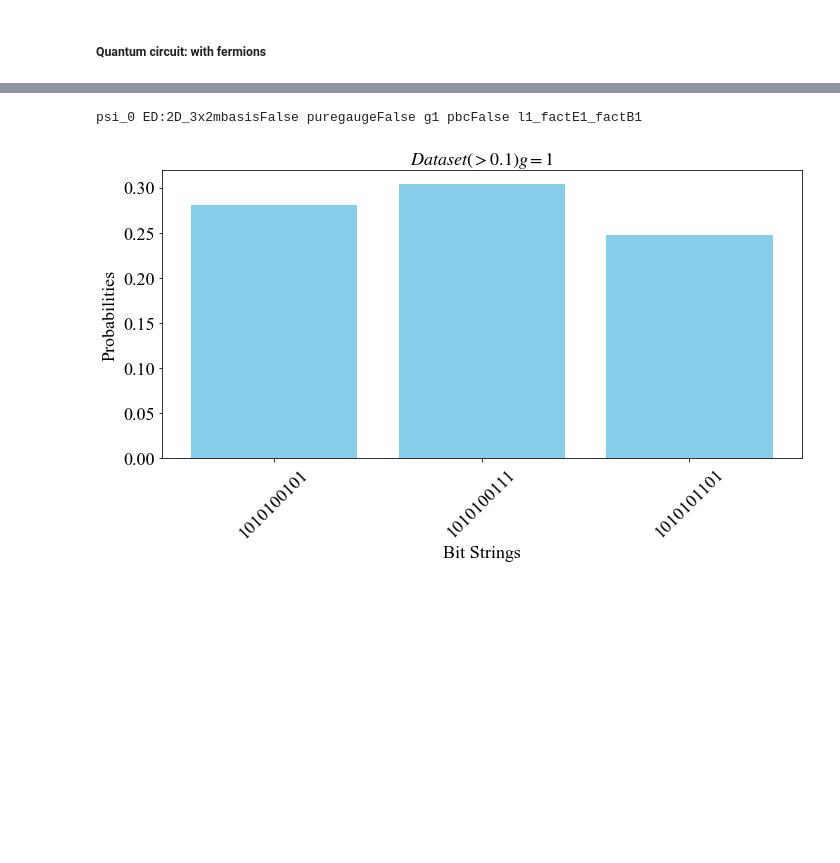
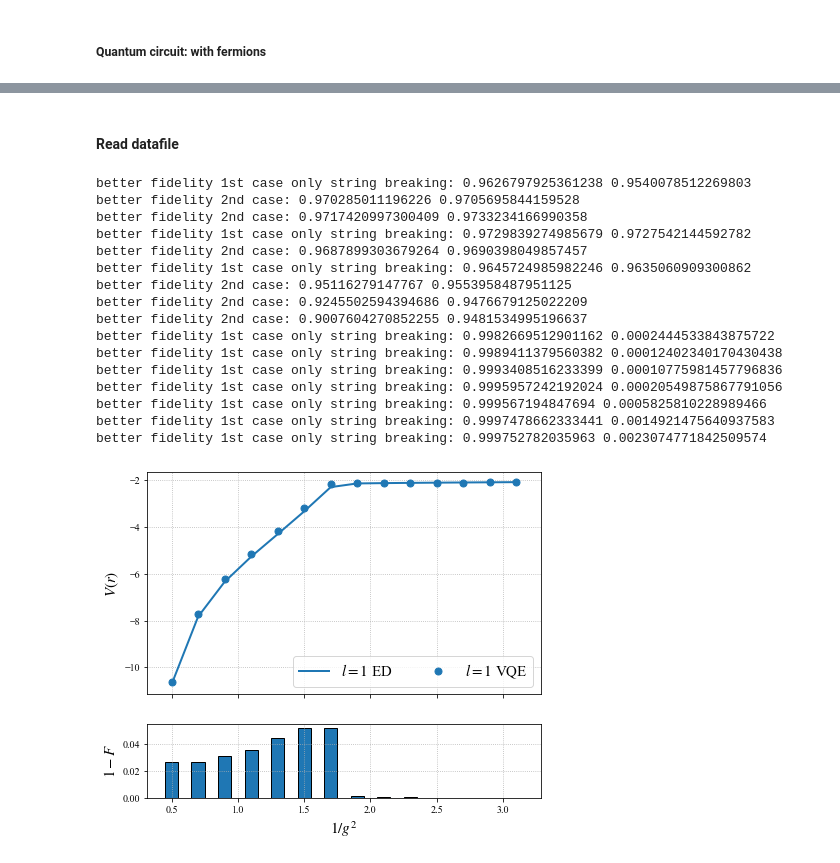
Before and after one commit to ariannacrippa/QC_lattice_H, a Jupyter notebook: notebooks/Quantinuum/static_potential_fermions.ipynb, the cells around one changed output, grey strips where cells are left out. Drawn from its saved outputs; the diff is of its cells as text; code cells hidden in the pictures; blank space fills up the shorter version.

```diff
--- a/notebooks/Quantinuum/static_potential_fermions.ipynb
+++ b/notebooks/Quantinuum/static_potential_fermions.ipynb
@@ -296,17 +303,2 @@ total charge <GS|Q|GS>: 0.0
-# %%
-thrsl =1e-1
-ed_e0_dict =dict([(str(np.binary_repr(i, width = (ngauge*n_qubits+n_qubits_f))),np.abs(eigenvectors_matrix[:,0][i])**2) for i in range(2**(ngauge*n_qubits+n_qubits_f)) if np.abs(eigenvectors_matrix[:,0][i])**2>thrsl])
-
-print(f'psi_0 ED:{latt.dims}D_'+'x'.join(map(str,latt.n_sites))+f'mbasis{magnetic_basis} puregauge{puregauge} g{g} pbc{pbc} l{l}_factE{fact_e_op}_factB{fact_b_op}')
-plt.figure(figsize=(10, 6))
-plt.bar(list(ed_e0_dict.keys()), list(ed_e0_dict.values()), color='skyblue')
-plt.xlabel('Bit Strings',fontsize=18)
-plt.ylabel('Probabilities',fontsize=18)
-plt.title(f'$Dataset (> {thrsl}) g={g}$',fontsize=18)#beta (1/g^2)={np.round(1/g**2,5)}')
-plt.xticks(rotation=45,fontsize=18)
-plt.yticks(fontsize=18)
-plt.tight_layout()
-plt.show()
-# %% [output]
-psi_0 ED:2D_3x2mbasisFalse puregaugeFalse g1 pbcFalse l1_factE1_factB1
-[figure, removed]
+# %% [markdown]
+#### Read datafile
@@ -312,0 +376,54 @@ psi_0 ED:2D_3x2mbasisFalse puregaugeFalse g1 pbcFalse l1_factE1_factB1
+# %%
+g_values_file,ed_values_file,dict_ed_file, vqe_values_file, std_dev_values_file,dict_vqe_file, fidelity_values_file, parameters_list_file=read_datafile_glist('static_potential_3x2_m2_omega1_l1_mutualinfoansatz.txt',nshots=nshots)
+g_values_file_v2,ed_values_file_v2,dict_ed_file_v2, vqe_values_file_v2, std_dev_values_file_v2,dict_vqe_file_v2, fidelity_values_file_v2, parameters_list_file_v2=read_datafile_glist('static_potential_3x2_m2_omega1_l1_mutualinfoansatz_v2.txt',nshots=nshots)
+
+
+for fid,fid_2,i in zip(fidelity_values_file,fidelity_values_file_v2,range(len(g_values_file))):
+    if fid>=fid_2:
+        print('better fidelity 1st case only string breaking:',fid,fid_2)
+    else:
+        print('better fidelity 2nd case:',fid,fid_2)
+        g_values_file[i]=g_values_file_v2[i]
+        ed_values_file[i]=ed_values_file_v2[i]
+        dict_ed_file[i]=dict_ed_file_v2[i]
+        vqe_values_file[i]=vqe_values_file_v2[i]
+        dict_vqe_file[i]=dict_vqe_file_v2[i]
+        std_dev_values_file[i]=std_dev_values_file_v2[i]
+        fidelity_values_file[i]=fidelity_values_file_v2[i]
+        parameters_list_file[i]=parameters_list_file_v2[i]
+
+
+fig,ax =plt.subplots(2,figsize=(set_size(width)[0],6),sharex=True,gridspec_kw={'height_ratios': [3, 1]})
+
+ax[0].plot(g_values_file[2:],ed_values_file[2:],markersize=6,markeredgewidth=2,label=f'$l=1$ ED',linewidth=2)
+ax[0].plot(g_values_file[2:],vqe_values_file[2:],'o',markersize=7,color='C0',label='$l=1$ VQE')
+ax[0].set_ylabel(r'$V(r)$',fontsize=15)
+ax[0].legend(fontsize=15,ncols=3,loc='lower right')
+
+#ax[1].bar(g_list,np.abs(np.array(vqe_results)-np.array(ed_results)/np.array(ed_results)), edgecolor='black',width=0.1)
+ax[1].bar(g_values_file[2:],1-fidelity_values_file[2:], edgecolor='black',width=0.1)
+
+ax[1].set_ylabel(r'$1-F$',fontsize=15)
+ax[1].set_xlabel(r'$1/g^2$',fontsize=15)
+
+
+for i in [0,1]:
+    ax[i].grid(True,which='both',linestyle='dotted')
+# %% [output]
+better fidelity 1st case only string breaking: 0.9626797925361238 0.9540078512269803
+better fidelity 2nd case: 0.970285011196226 0.9705695844159528
+better fidelity 2nd case: 0.9717420997300409 0.9733234166990358
+better fidelity 1st case only string breaking: 0.9729839274985679 0.9727542144592782
+better fidelity 2nd case: 0.9687899303679264 0.9690398049857457
+better fidelity 1st case only string breaking: 0.9645724985982246 0.9635060909300862
+better fidelity 2nd case: 0.95116279147767 0.9553958487951125
+better fidelity 2nd case: 0.9245502594394686 0.9476679125022209
+better fidelity 2nd case: 0.9007604270852255 0.9481534995196637
+better fidelity 1st case only string breaking: 0.9982669512901162 0.0002444533843875722
+better fidelity 1st case only string breaking: 0.9989411379560382 0.00012402340170430438
+better fidelity 1st case only string breaking: 0.9993408516233399 0.00010775981457796836
+better fidelity 1st case only string breaking: 0.9995957242192024 0.00020549875867791056
+better fidelity 1st case only string breaking: 0.999567194847694 0.0005825810228989466
+better fidelity 1st case only string breaking: 0.9997478662333441 0.0014921475640937583
+better fidelity 1st case only string breaking: 0.999752782035963 0.0023074771842509574
+[figure, added]
```
Also changed, not shown: parts of 24 cells of this notebook, 2 other files.
